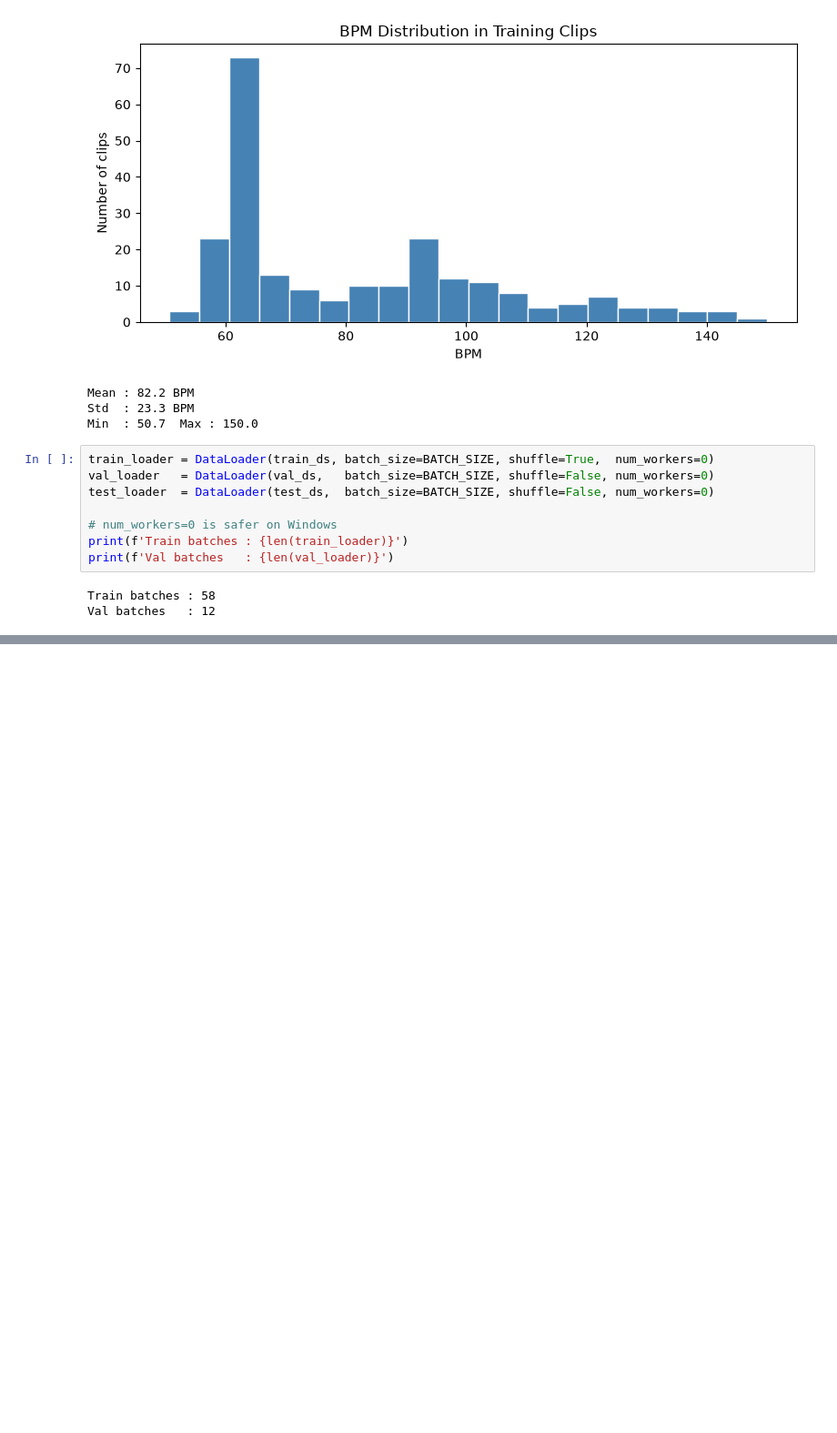
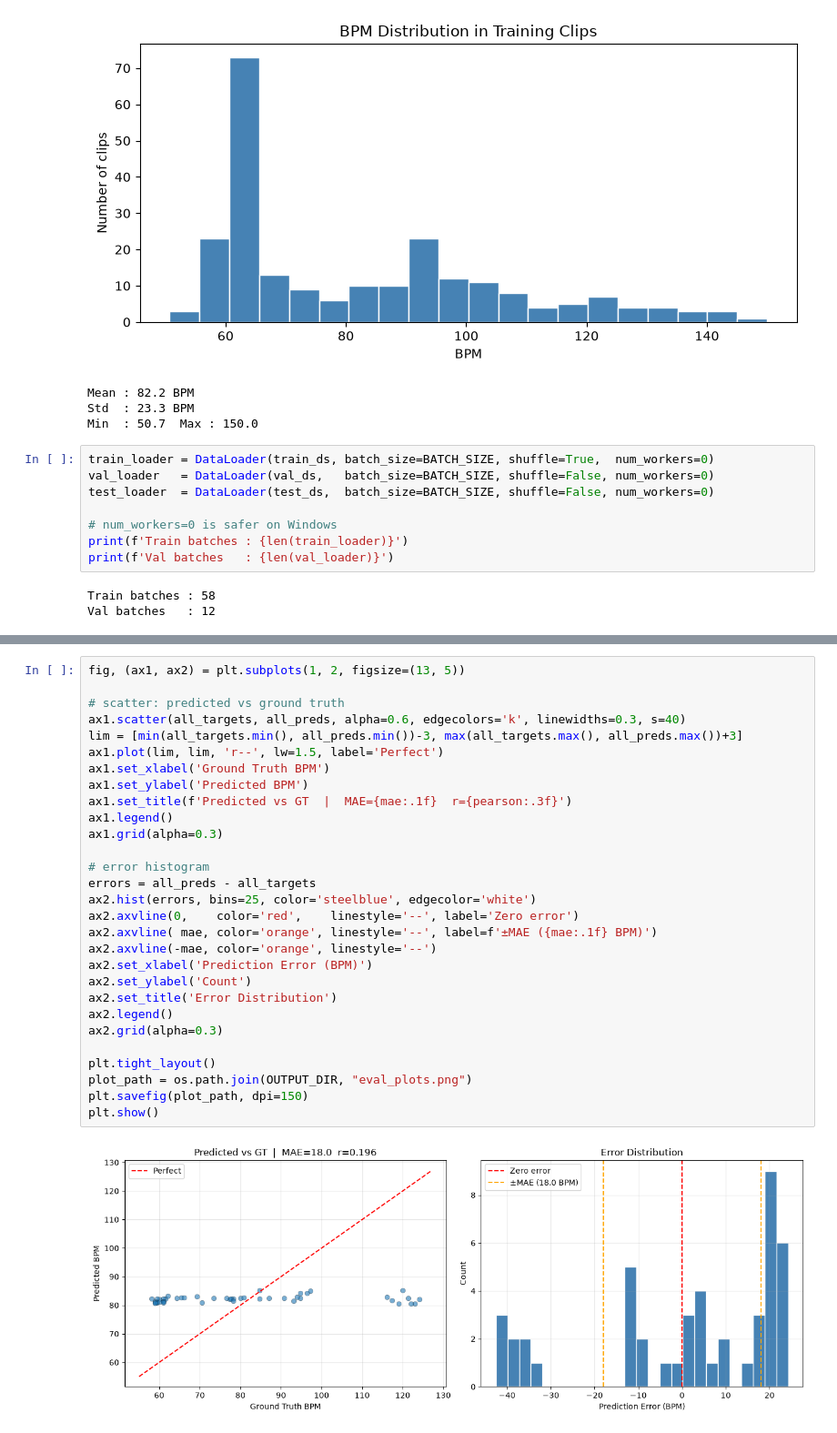
Before and after one commit to Royqlx/Heart-Rate, a Jupyter notebook: notebooks/heart_rate.ipynb, the cells around one changed output, grey strips where cells are left out. Shown at 91% size. Saved outputs shown, nothing was run; the diff lists cells and outputs as text; blank space fills up the shorter version.

```diff
--- a/notebooks/heart_rate.ipynb
+++ b/notebooks/heart_rate.ipynb
@@ -472,0 +726,31 @@ Val batches   : 12
+# %%
+fig, (ax1, ax2) = plt.subplots(1, 2, figsize=(13, 5))
+
+# scatter: predicted vs ground truth
+ax1.scatter(all_targets, all_preds, alpha=0.6, edgecolors='k', linewidths=0.3, s=40)
+lim = [min(all_targets.min(), all_preds.min())-3, max(all_targets.max(), all_preds.max())+3]
+ax1.plot(lim, lim, 'r--', lw=1.5, label='Perfect')
+ax1.set_xlabel('Ground Truth BPM')
+ax1.set_ylabel('Predicted BPM')
+ax1.set_title(f'Predicted vs GT  |  MAE={mae:.1f}  r={pearson:.3f}')
+ax1.legend()
+ax1.grid(alpha=0.3)
+
+# error histogram
+errors = all_preds - all_targets
+ax2.hist(errors, bins=25, color='steelblue', edgecolor='white')
+ax2.axvline(0,    color='red',    linestyle='--', label='Zero error')
+ax2.axvline( mae, color='orange', linestyle='--', label=f'±MAE ({mae:.1f} BPM)')
+ax2.axvline(-mae, color='orange', linestyle='--')
+ax2.set_xlabel('Prediction Error (BPM)')
+ax2.set_ylabel('Count')
+ax2.set_title('Error Distribution')
+ax2.legend()
+ax2.grid(alpha=0.3)
+
+plt.tight_layout()
+plot_path = os.path.join(OUTPUT_DIR, "eval_plots.png")
+plt.savefig(plot_path, dpi=150)
+plt.show()
+# %% [output]
+[figure, added]
```
Also changed, not shown: parts of 14 cells of this notebook, 3 other files.
